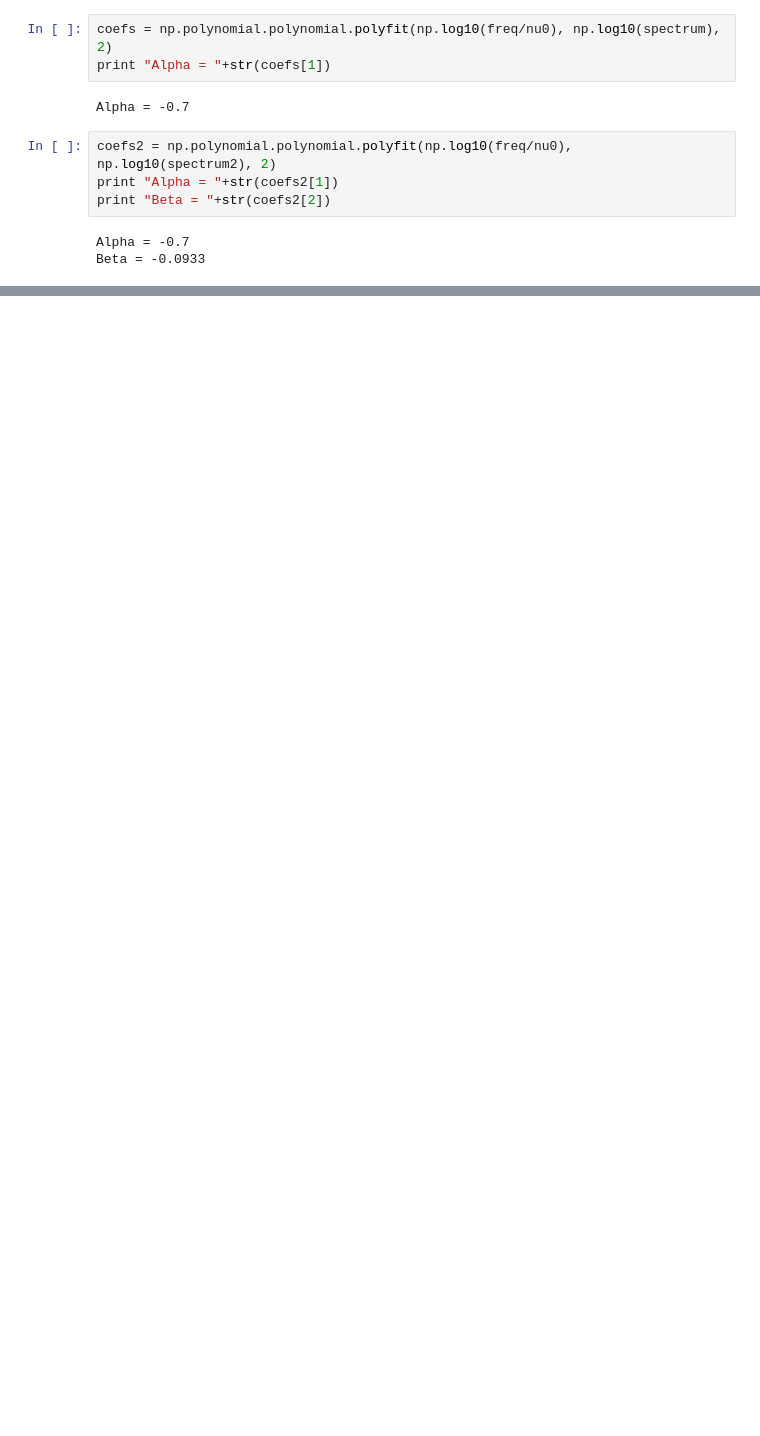
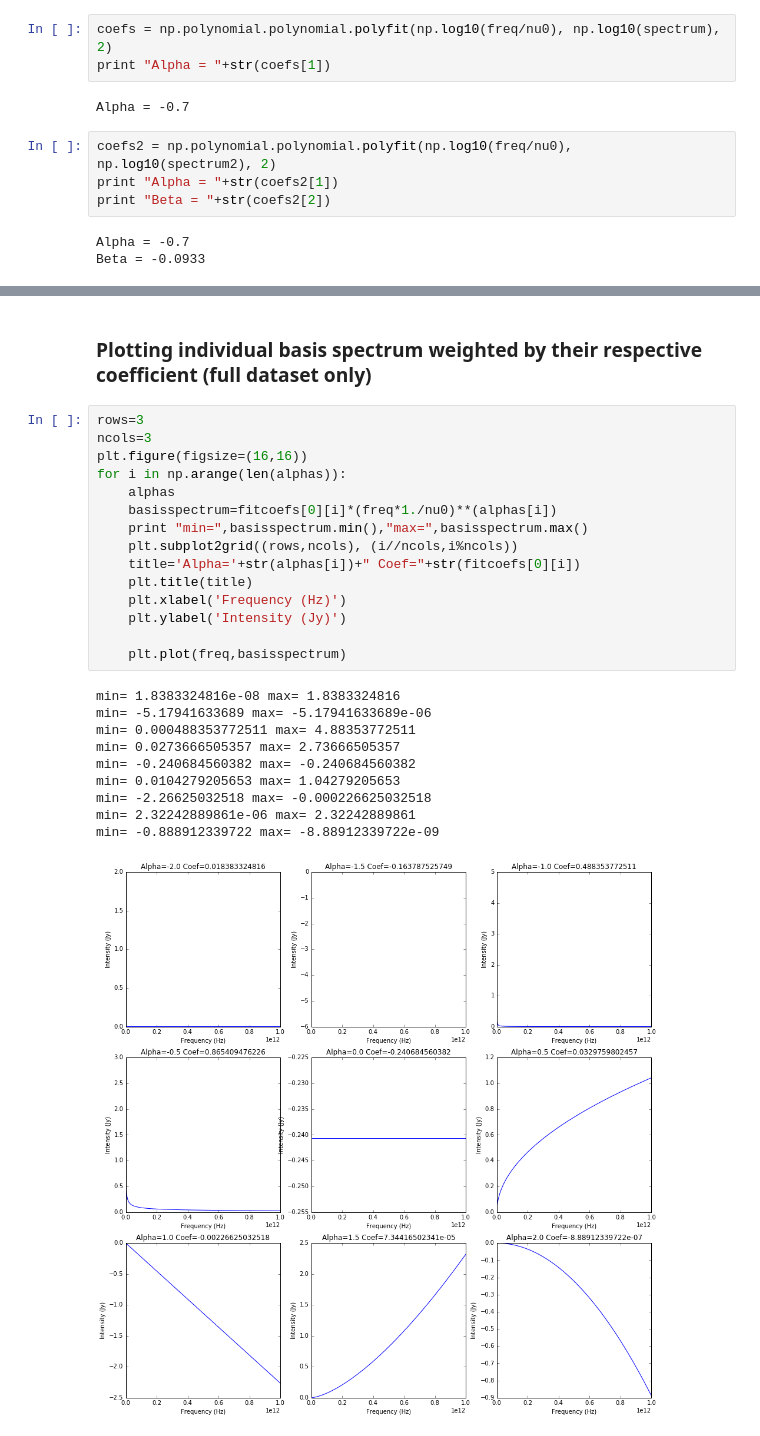
Before and after one commit to bennahugo/algorithm_notebooks, a Jupyter notebook: Taylor expansion vs Cyril expansion.ipynb, the cells around one changed output, grey strips where cells are left out. Cells and saved outputs as stored; diff of their text form; blank space fills up the shorter version.

```diff
--- a/Taylor expansion vs Cyril expansion.ipynb
+++ b/Taylor expansion vs Cyril expansion.ipynb
@@ -66,0 +195,28 @@ Beta = -0.0933
+# %% [markdown]
+### Plotting individual basis spectrum weighted by their respective coefficient (full dataset only)
+# %%
+rows=3
+ncols=3
+plt.figure(figsize=(16,16))
+for i in np.arange(len(alphas)):
+    alphas
+    basisspectrum=fitcoefs[0][i]*(freq*1./nu0)**(alphas[i])
+    print "min=",basisspectrum.min(),"max=",basisspectrum.max()
+    plt.subplot2grid((rows,ncols), (i//ncols,i%ncols))
+    title='Alpha='+str(alphas[i])+" Coef="+str(fitcoefs[0][i])
+    plt.title(title)
+    plt.xlabel('Frequency (Hz)')
+    plt.ylabel('Intensity (Jy)')
+
+    plt.plot(freq,basisspectrum)
+# %% [output]
+min= 1.8383324816e-08 max= 1.8383324816
+min= -5.17941633689 max= -5.17941633689e-06
+min= 0.000488353772511 max= 4.88353772511
+min= 0.0273666505357 max= 2.73666505357
+min= -0.240684560382 max= -0.240684560382
+min= 0.0104279205653 max= 1.04279205653
+min= -2.26625032518 max= -0.000226625032518
+min= 2.32242889861e-06 max= 2.32242889861
+min= -0.888912339722 max= -8.88912339722e-09
+[figure, added]
```
Also changed, not shown: parts of 29 cells of this notebook.
